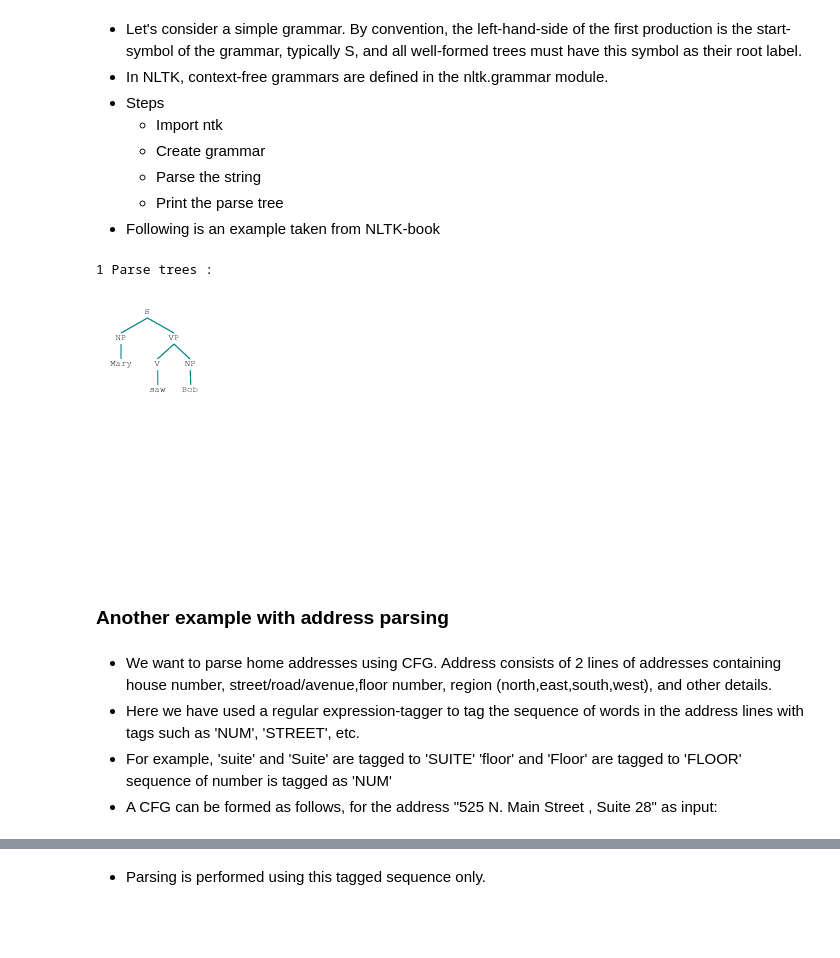
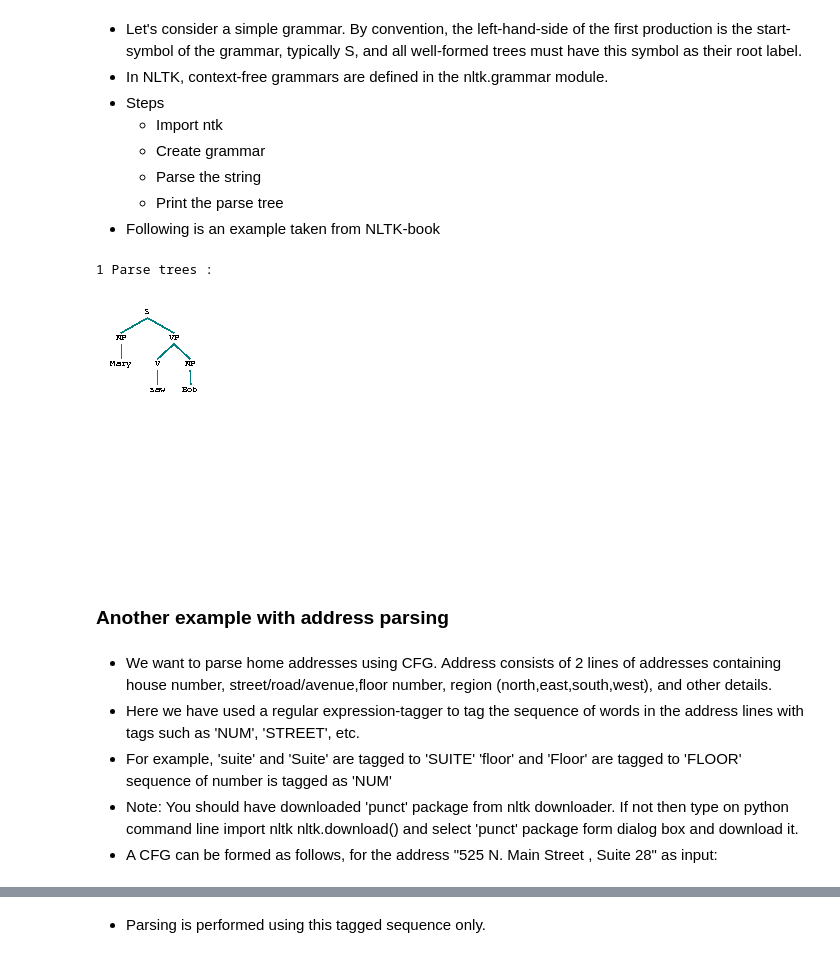
Before and after one commit to bhargav-patel/NotebooksNLP, a Jupyter notebook: notebook1.ipynb, the cells around one changed output, grey strips where cells are left out. Cells and saved outputs as stored; diff of their text form; code cells hidden in the pictures; blank space fills up the shorter version.

```diff
--- a/notebook1.ipynb
+++ b/notebook1.ipynb
@@ -15,51 +15,50 @@
 #code snippet taken from http://www.nltk.org/book/
 
 import nltk
+import io
+import IPython
+import PIL.Image
+from nltk import Tree
+from nltk.draw.util import CanvasFrame
+from nltk.draw import TreeWidget
+from IPython.display import Image
+from IPython.display import display
+from IPython.display import HTML
+
 grammar1 = nltk.CFG.fromstring("""
 S -> NP VP
 VP -> V NP | V NP PP
 PP -> P NP
 V -> "saw" | "ate" | "walked"
 NP -> "John" | "Mary" | "Bob" | Det N | Det N PP
 Det -> "a" | "an" | "the" | "my"
 N -> "man" | "dog" | "cat" | "telescope" | "park"
 P -> "in" | "on" | "by" | "with"
 """)
 sent = "Mary saw Bob".split()
 parser = nltk.ChartParser(grammar1)
 
 #showing parsed trees
 
 num_of_parse = len(list(parser.parse(sent)))
 
-print(num_of_parse,"Parse trees : ")
-
-from nltk import Tree
-from nltk.draw.util import CanvasFrame
-from nltk.draw import TreeWidget
-
-import os
-from IPython.display import Image
-from IPython.display import display
-
+print (num_of_parse,"Parse trees : ")
 
 c =0
 for tree in parser.parse(sent):
     cf = CanvasFrame()
     t = Tree.fromstring(str(tree))
     tc = TreeWidget(cf.canvas(),t)
     cf.add_widget(tc,10,10) # (10,10) offsets
-    cf.print_to_file('tree'+str(c)+'.ps')
+    cf.print_to_file('output.ps')
+    img = PIL.Image.open("output.ps")
+    img.save('./tree'+str(c)+'.png')
     cf.destroy()
-
-    os.system('convert tree'+str(c)+'.ps tree'+str(c)+'.png')
-
     display(Image(filename='./tree'+str(c)+'.png'))
-
     c+=1
 # %% [output]
 1 Parse trees :
-[figure, old version]
+[figure, new version]
 # %% [markdown]
 <h3>Another example with address parsing</h3>
 # %% [markdown]
@@ -69,5 +68,9 @@ for tree in parser.parse(sent):
                 'suite' and 'Suite' are tagged to 'SUITE'
                 'floor' and 'Floor' are tagged to 'FLOOR'
                  sequence of number is tagged as 'NUM'
+- Note: You should have downloaded 'punct' package from nltk downloader. If not then type on python command line
+                import nltk
+                nltk.download()
+  and select 'punct' package form dialog box and download it.
 - A CFG can be formed as follows, for the address "525 N. Main Street , Suite 28" as input:
 # %%
```
Also changed, not shown: parts of 8 cells of this notebook.
